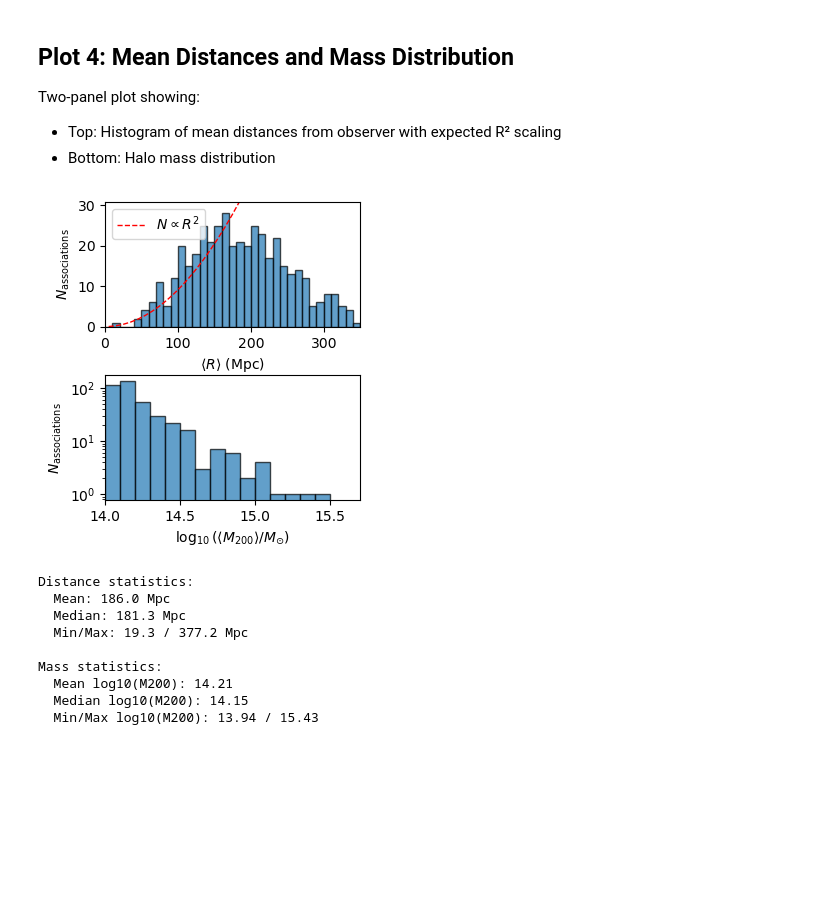
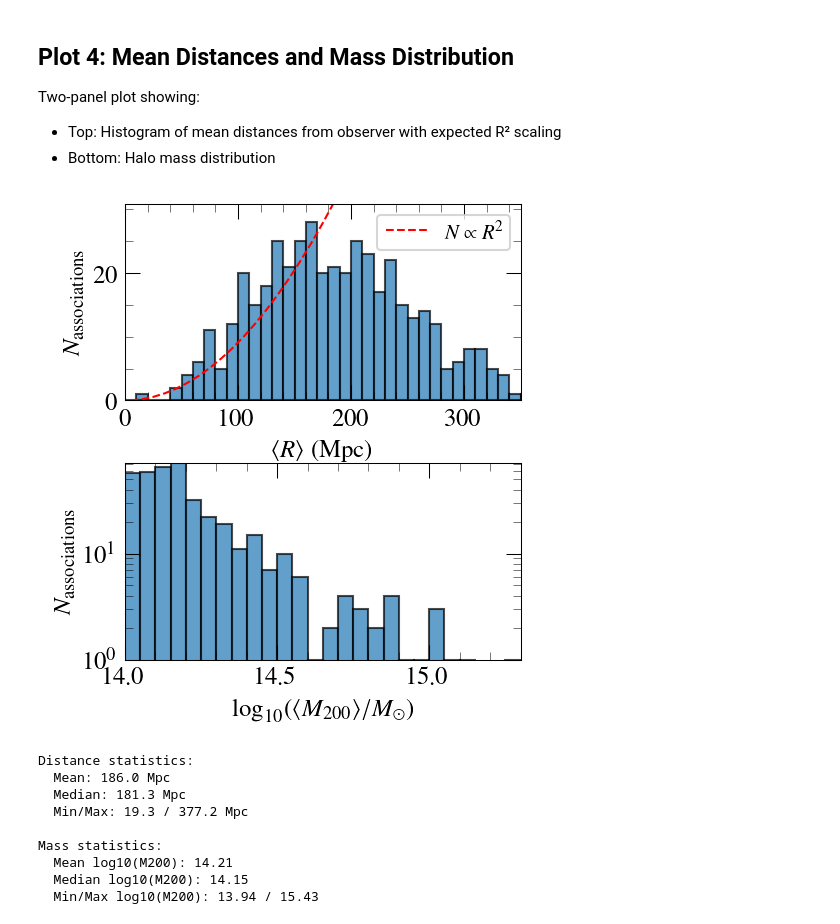
Before and after one commit to stuartmcalpine/manticore_posterior_clusters, a Jupyter notebook: notebooks/posterior_associations_general.ipynb, the cells around one changed output. Drawn from its saved outputs; the diff is of its cells as text; code cells hidden in the pictures; blank space fills up the shorter version.

```diff
--- a/notebooks/posterior_associations_general.ipynb
+++ b/notebooks/posterior_associations_general.ipynb
@@ -95,6 +94,7 @@ def apply_quality_cuts(clusters_list, selection_name):
             'n_members': c.get('n_members', 0),
             'sigma_R': np.linalg.norm(c.get('position_std', [0, 0, 0])),
             'sigma_log_M': c.get('log10_m200_mass_std', 0),
+            'center_xyz': c.get('center_xyz', [0,0,0]),
         }
 
         # Check all cuts
@@ -568,17 +973,17 @@ Two-panel plot showing:
 - Top: Histogram of mean distances from observer with expected R² scaling
 - Bottom: Halo mass distribution
 # %%
+# Get style context
+if USE_MNRAS_STYLE:
+    style_context = plt.style.context(get_mplstyle_path(mnras_style))
+else:
+    from contextlib import nullcontext
+    style_context = nullcontext()
+
 def plot_distances_and_mass():
     if not clusters_available or len(clusters) == 0:
         print("No clusters available")
         return
-
-    # Get style context
-    if USE_MNRAS_STYLE:
-        style_context = plt.style.context(get_mplstyle_path(mnras_style))
-    else:
-        from contextlib import nullcontext
-        style_context = nullcontext()
 
     # Calculate mean distance for each cluster
     observer = np.array([500, 500, 500])
@@ -635,36 +1040,36 @@ def plot_distances_and_mass():
         ax1.set_xlabel(r'$\langle R \rangle$ (Mpc)')
         ax1.set_ylabel(r'$N_{\mathrm{associations}}$')
         ax1.set_ylim(0, 1.1 * np.max(n))
         ax1.set_xlim(0, 350)
         ax1.legend()
 
         # Bottom panel: Mass distribution
-        mass_bins = np.arange(14,15.6,0.1)
+        mass_bins = np.arange(14,15.3,0.05)
         ax2.hist(log_masses, bins=mass_bins, alpha=0.7, edgecolor='black')
 
         ax2.set_xlabel(r'$\log_{10}(\langle M_{200} \rangle / M_{\odot})$')
         ax2.set_ylabel(r'$N_{\mathrm{associations}}$')
-        ax2.set_xlim(14,15.7)
+        ax2.set_xlim(14,15.3)
         ax2.set_yscale("log")
 
         plt.tight_layout(pad=0.1)
         plt.savefig("./plots/mean_distances.pdf")
         plt.show()
 
     # Print statistics
     print(f"Distance statistics:")
     print(f"  Mean: {np.mean(mean_distances):.1f} Mpc")
     print(f"  Median: {np.median(mean_distances):.1f} Mpc")
     print(f"  Min/Max: {np.min(mean_distances):.1f} / {np.max(mean_distances):.1f} Mpc")
     print(f"\nMass statistics:")
     print(f"  Mean log10(M200): {np.mean(log_masses):.2f}")
     print(f"  Median log10(M200): {np.median(log_masses):.2f}")
     print(f"  Min/Max log10(M200): {np.min(log_masses):.2f} / {np.max(log_masses):.2f}")
 
 # Create the plot
 plot_distances_and_mass()
 # %% [output]
-[figure, old version]
+[figure, new version]
 Distance statistics:
   Mean: 186.0 Mpc
   Median: 181.3 Mpc
```
Also changed, not shown: parts of 9 cells of this notebook, 4 other files.
